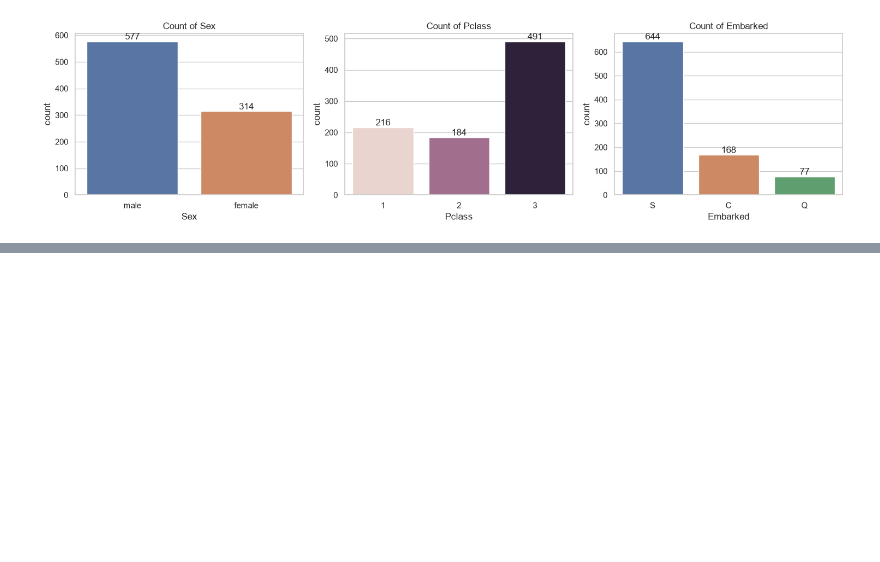
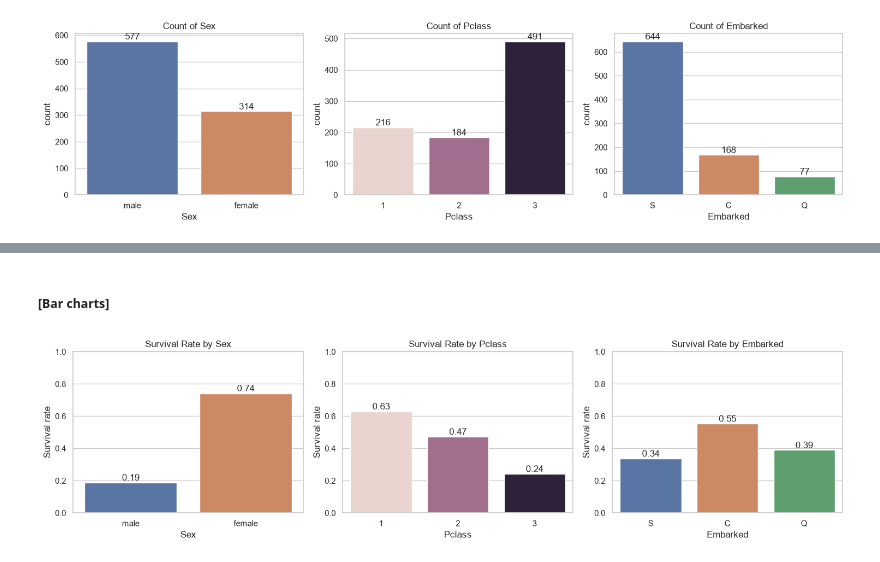
Before and after one commit to Tariqul-stack/titanic-survival-prediction, a Jupyter notebook: notebooks/01_eda.ipynb, the cells around one changed output, grey strips where cells are left out. Cells and saved outputs as stored; diff of their text form; code cells hidden in the pictures; blank space fills up the shorter version.

```diff
--- a/notebooks/01_eda.ipynb
+++ b/notebooks/01_eda.ipynb
@@ -177,0 +184,4 @@ plt.show()
+# %%
+for col in ["Sex", "Pclass", "Embarked"]:
+    rate = (df.groupby(col)["Survived"].mean() * 100).round(1)
+    display(rate.rename(f"Survival rate % by {col}").to_frame())
@@ -177,0 +203,16 @@ plt.show()
+# %% [markdown]
+##### [Bar charts]
+# %%
+fig, axes = plt.subplots(1, 3, figsize=(15, 4))
+for ax, col in zip(axes, ["Sex", "Pclass", "Embarked"]):
+    sns.barplot(data=df, x=col, y="Survived", hue=col, legend=False,
+                errorbar=None, ax=ax)
+    for container in ax.containers:
+        ax.bar_label(container, fmt="%.2f")
+    ax.set_ylim(0, 1)
+    ax.set_title(f"Survival Rate by {col}")
+    ax.set_ylabel("Survival rate")
+plt.tight_layout()
+plt.show()
+# %% [output]
+[figure, added]
```
Also changed, not shown: parts of 14 cells of this notebook, 1 other file.
